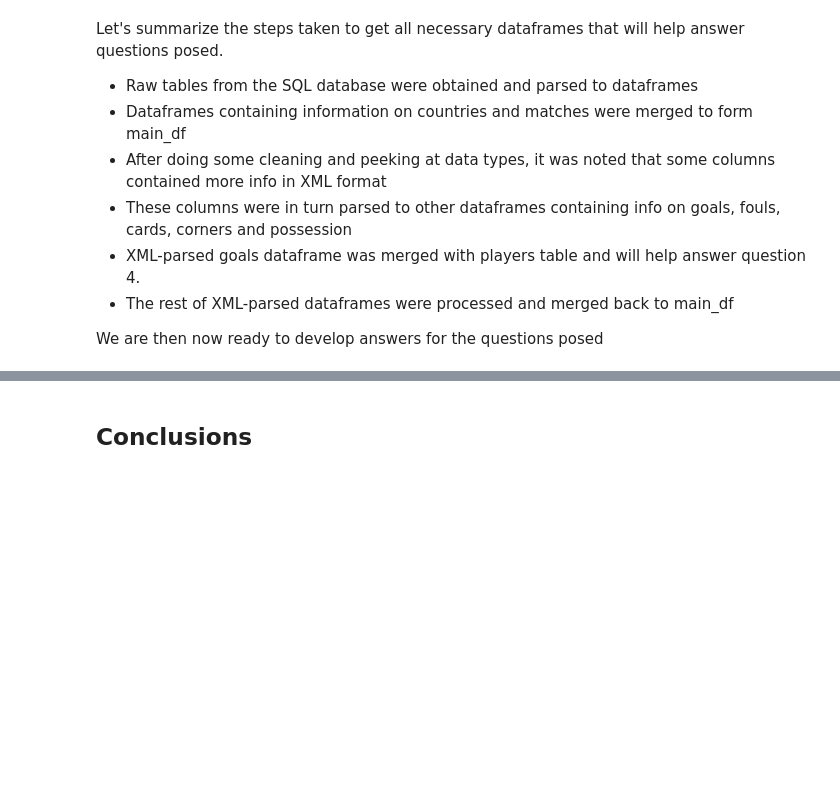
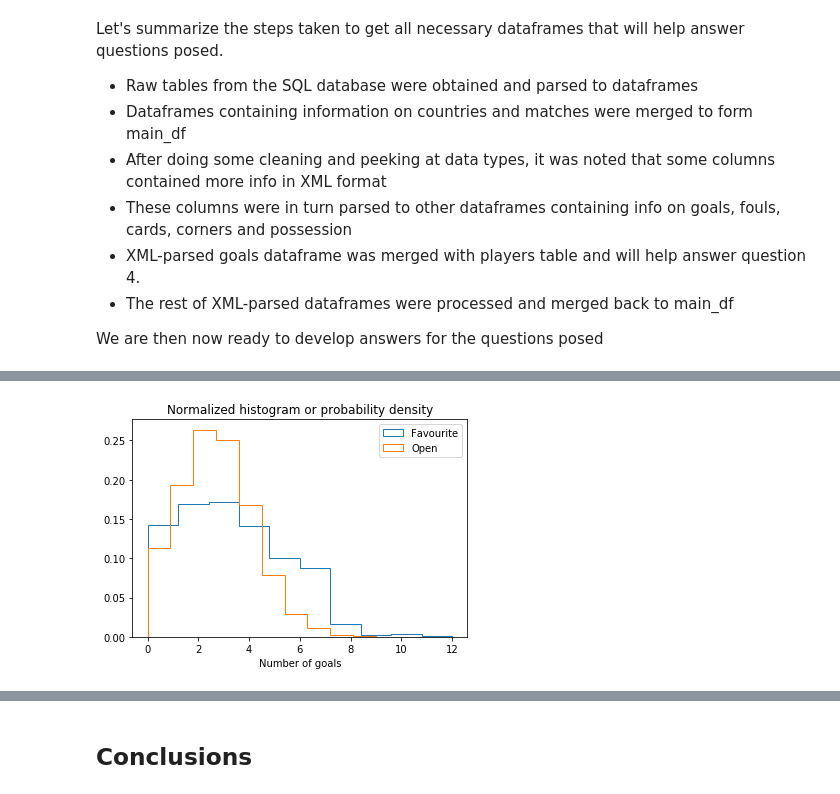
Before and after one commit to aleromar/DescriptiveFootieOdds, a Jupyter notebook: reportARM.ipynb, the cells around one changed output, grey strips where cells are left out. Drawn from its saved outputs; the diff is of its cells as text; code cells hidden in the pictures; blank space fills up the shorter version.

```diff
--- a/reportARM.ipynb
+++ b/reportARM.ipynb
@@ -363,0 +455,9 @@ We are then now ready to develop answers for the questions posed
+# %%
+fav = np.concatenate([np.array(favH['HT_goal']+favH['AT_goal']),np.array(favA['HT_goal']+favA['AT_goal'])]);
+plt.hist(fav, density=True, histtype ='step',label='Favourite');
+plt.hist(openmatch['HT_goal']+openmatch['AT_goal'], density=True, histtype ='step',label='Open');
+plt.legend()
+plt.title('Normalized histogram or probability density')
+plt.xlabel('Number of goals');
+# %% [output]
+[figure, added]
```
Also changed, not shown: parts of 21 cells of this notebook.
